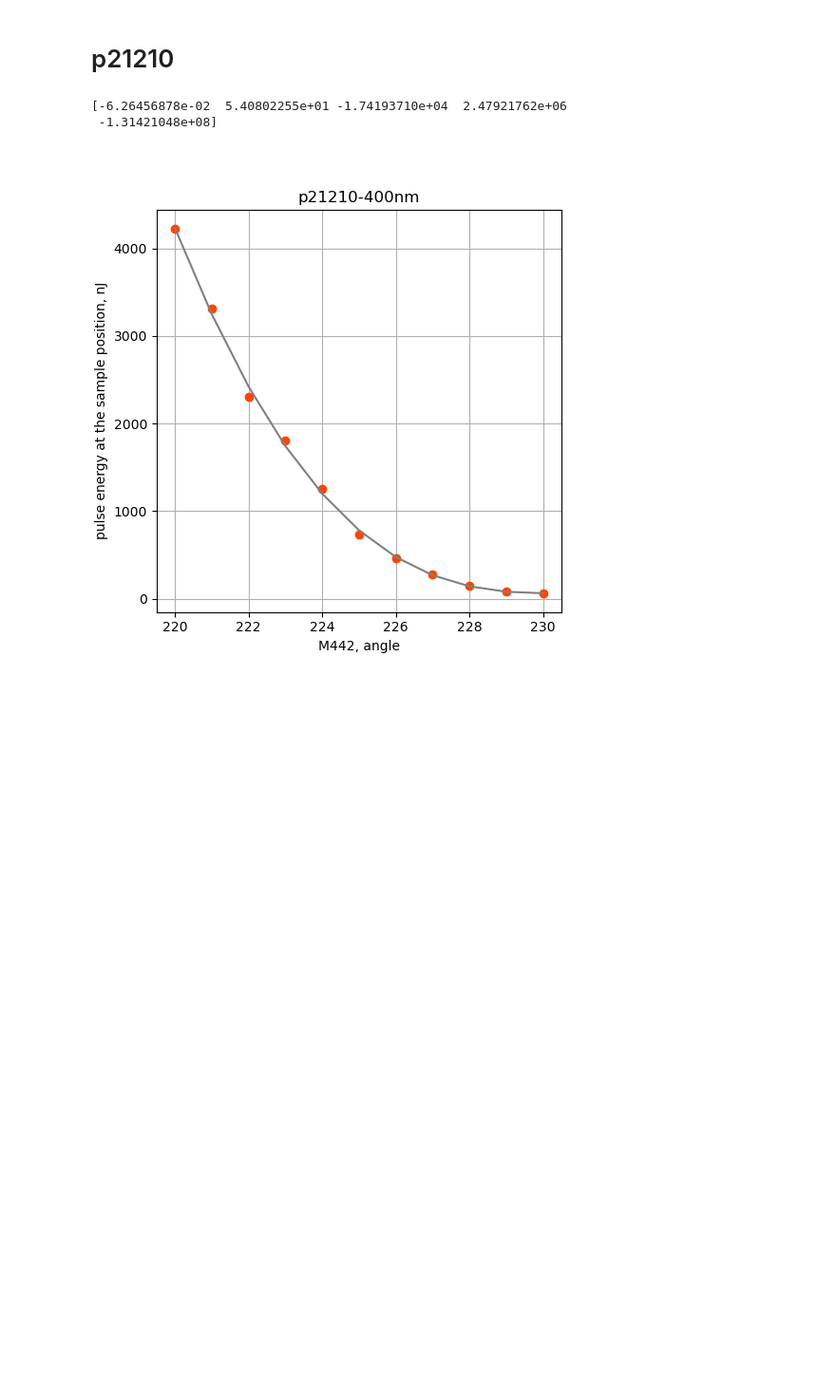
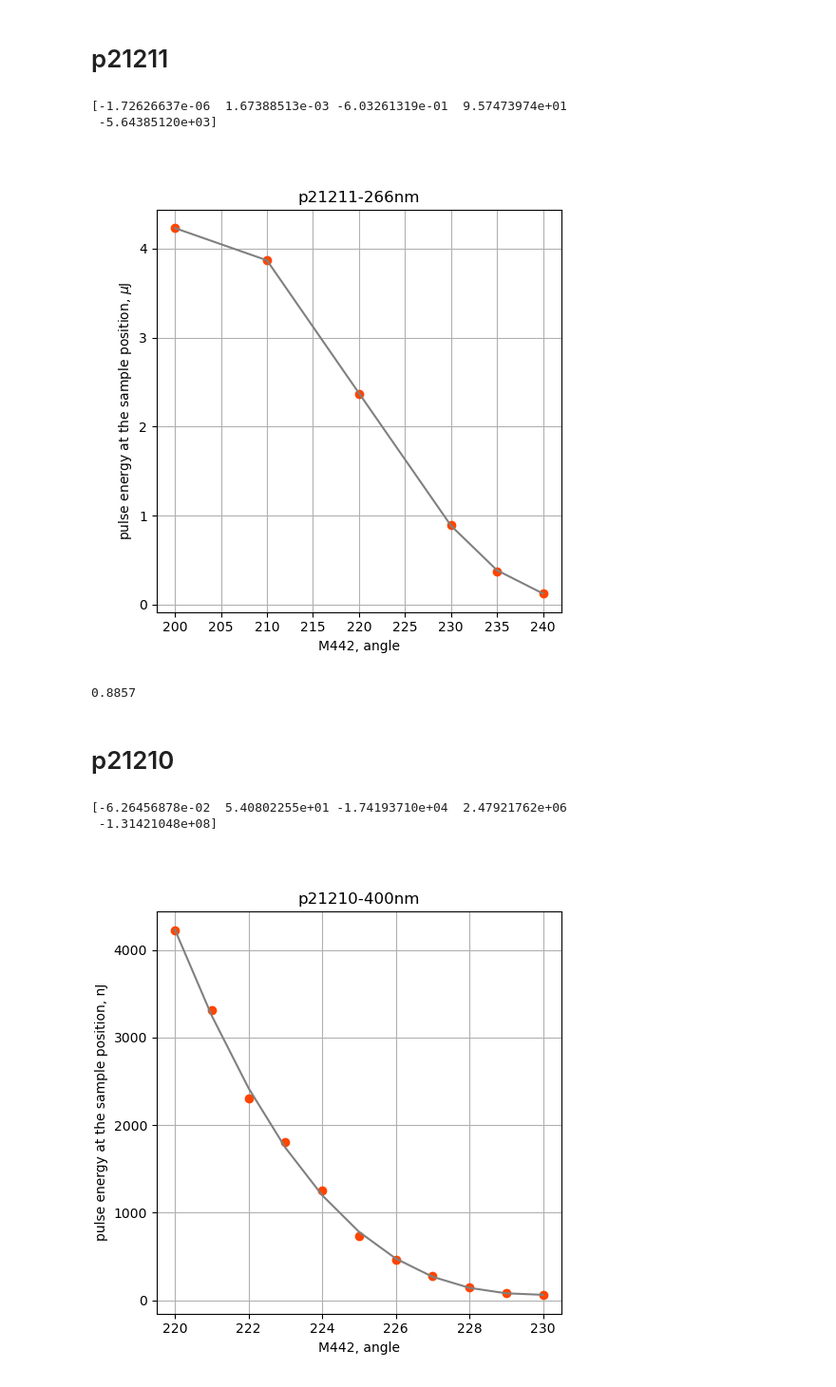
Before and after one commit to paulscherrerinstitute/alvra_beamline_scripts, a Jupyter notebook: waveplate_calibration.ipynb, the cells around one changed output. Shown at 95% size. Drawn from its saved outputs; the diff is of its cells as text; code cells hidden in the pictures; blank space fills up the shorter version.

```diff
--- a/waveplate_calibration.ipynb
+++ b/waveplate_calibration.ipynb
@@ -22,6 +22,41 @@ colors = prop_cycle.by_key()['color']
 
 import warnings
 warnings.filterwarnings('ignore')
+# %% [markdown]
+# p21211
+# %%
+pgroup = 'p21211'
+wavelength = '266nm'
+
+dark_reading = 0.020
+angles = [200, 210, 220, 230, 235, 240]
+sample = [4.25, 3.89, 2.39, 0.915, 0.396, 0.145]
+sample = np.asarray(sample)
+
+sample -= dark_reading
+
+fitting = np.polyfit(angles, sample, 4)
+print(fitting)
+fitoutput = np.poly1d(np.polyfit(angles, sample, 4))
+pows = fitoutput(angles)
+
+plt.figure(figsize=(5.5,5.5))
+plt.title(pgroup+'-'+wavelength)
+plt.plot(angles, sample, 'o', color='orangered')
+#plt.plot(attenuation, 5.6*np.array(upstream), 'o', color='darkblue')
+plt.plot(angles, pows, color='grey')
+plt.xlabel('M442, angle')
+plt.ylabel('pulse energy at the sample position, $\mu$J')
+plt.grid()
+plt.show()
+# %% [output]
+[-1.72626637e-06  1.67388513e-03 -6.03261319e-01  9.57473974e+01
+ -5.64385120e+03]
+[figure, added]
+# %%
+np.around(fitoutput(230), 4)
+# %% [output]
+0.8857
 # %% [markdown]
 # p21210
 # %%
```
Also changed, not shown: 14 other files.
